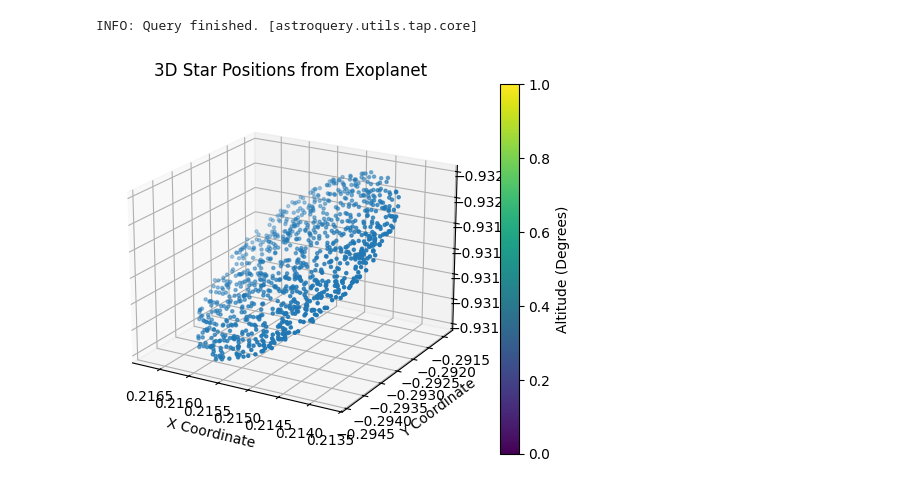
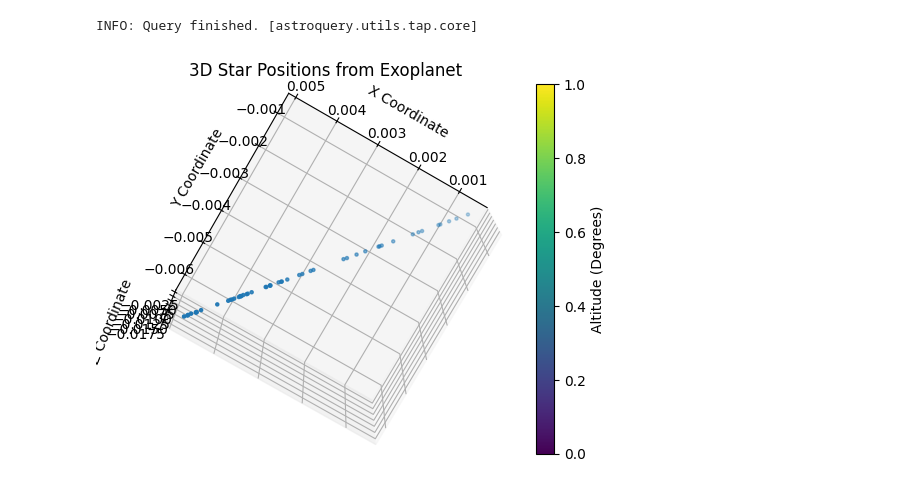
Before and after one commit to waffles-codes/NasaExoSkyChallengeFork, a Jupyter notebook: 3d_plot.ipynb, the cells around one changed output. Cells and saved outputs as stored; diff of their text form; code cells hidden in the pictures.

Commit message:
changed distance scale to reflect actual distance.

```diff
--- a/3d_plot.ipynb
+++ b/3d_plot.ipynb
@@ -7,11 +7,11 @@ import astropy.units as u
 from mpl_toolkits.mplot3d import Axes3D
 import matplotlib.pyplot as plt
 # %%
-Gaia.ROW_LIMIT = 1000
+Gaia.ROW_LIMIT = 50
 # %%
 coord = SkyCoord(ra=280, dec=-60, unit=(u.degree, u.degree))
-width = u.Quantity(10, u.deg)
-height = u.Quantity(10, u.deg)
+width = u.Quantity(0.16, u.deg)
+height = u.Quantity(0.16, u.deg)
 r = Gaia.query_object_async(coordinate=coord, width=width, height=height)
 planet_location = EarthLocation(lat=45*u.deg, lon=120*u.deg, height=0*u.m)
 azimuths = []
@@ -28,21 +28,21 @@ INFO: Query finished. [astroquery.utils.tap.core]
 # %%
 azimuth_rad = np.radians(r['azimuth'])
 altitude_rad = np.radians(r['altitude'])
-r = 1 #add distances to scale with actual distance
+r = r['dist'] #add distances to scale with actual distance
 x = r * np.cos(altitude_rad) * np.sin(azimuth_rad)
 y = r * np.cos(altitude_rad) * np.cos(azimuth_rad)
 z = r * np.sin(altitude_rad)
 # %%
 fig = plt.figure()
 ax = fig.add_subplot(111, projection='3d')
 scatter = ax.scatter(x, y, z, cmap='viridis', s=5)
 cbar = plt.colorbar(scatter)
 cbar.set_label('Altitude (Degrees)')
 ax.set_xlabel('X Coordinate')
 ax.set_ylabel('Y Coordinate')
 ax.set_zlabel('Z Coordinate')
 ax.set_title('3D Star Positions from Exoplanet')
-ax.view_init(200, 60)
+ax.view_init(280, 60)
 plt.show()
 # %% [output]
-[figure, old version]
+[figure, new version]
```
